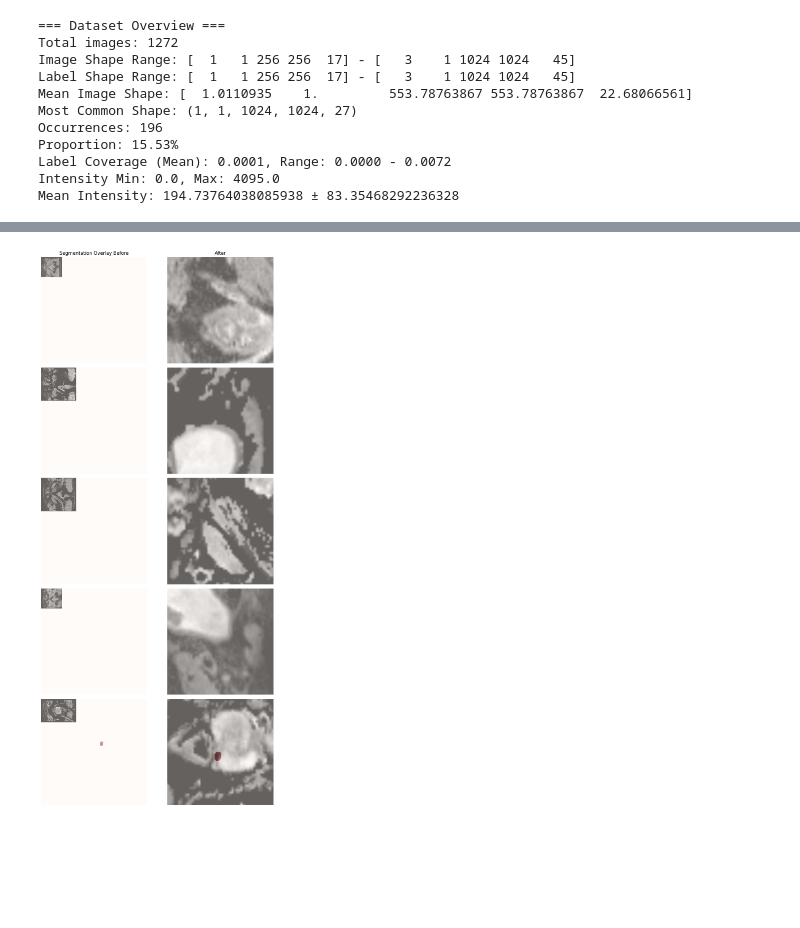
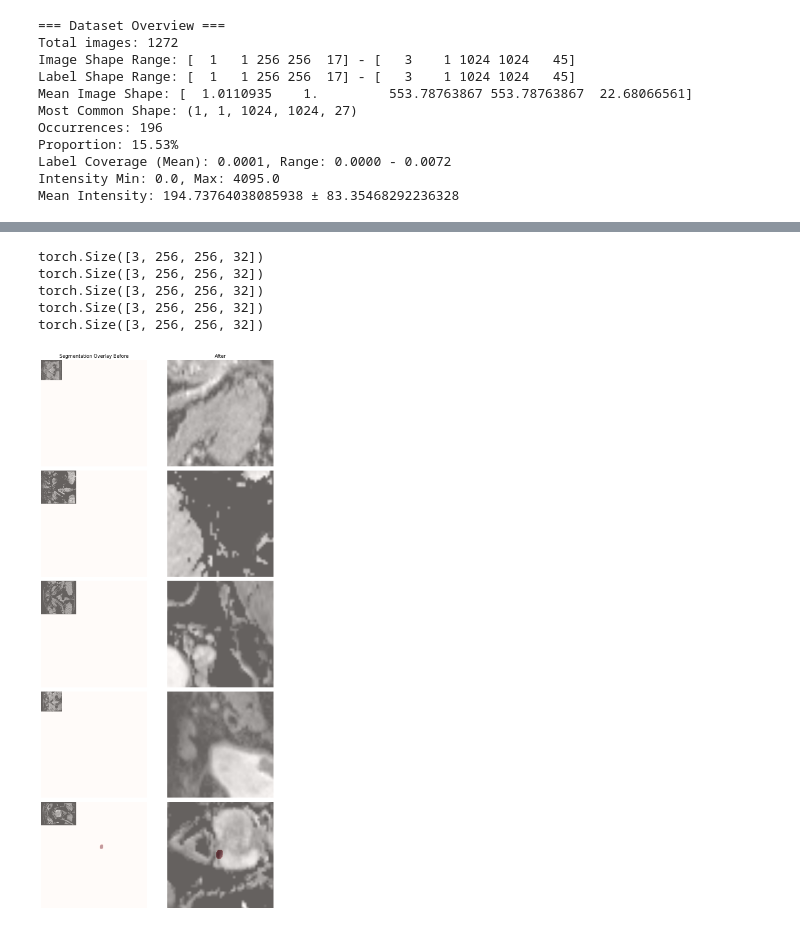
Before and after one commit to eriksalv/mamba-mic, a Jupyter notebook: all_prostate_data.ipynb, the cells around one changed output, grey strips where cells are left out. Cells and saved outputs as stored; diff of their text form; code cells hidden in the pictures; blank space fills up the shorter version.

Commit message:
Dataloader setup with 3 channel stacking - bug during run

```diff
--- a/all_prostate_data.ipynb
+++ b/all_prostate_data.ipynb
@@ -187,6 +187,23 @@ class ZScoreNormalizeD(T.MapTransform):
                     d[key] = img
 
         return d
+class StackImages(T.MapTransform):
+    def __init__(self, keys: list):
+        super().__init__(keys)
+
+    def __call__(self, data: dict):
+        # Retrieve the images for t2w, adc, hbv
+        t2w = data["t2w"]
+        adc = data["adc"]
+        hbv = data["hbv"]
+
+        # Stack them into a single 3D tensor (channels last)
+        stacked_image = torch.stack([t2w, adc, hbv], dim=0)
+
+        # Add the stacked image to the dictionary
+        data["image"] = stacked_image.squeeze()
+
+        return data
 # %%
 default_preprocess = T.Compose(
                 [
@@ -217,11 +234,13 @@ default_preprocess = T.Compose(
 num_samples = 1
 augment =  T.Compose(
                 [
+
                     T.RandCropByLabelClassesd(keys=["t2w", "adc", "hbv", "label"], label_key = "label", spatial_size = [256, 256, 32],
-                                              num_classes = 2, num_samples = num_samples, ratios = [0.1, 1]),
-                    T.RandFlipd(keys=["t2w", "adc", "hbv", "label"], prob=0.5, spatial_axis=0),
-                    T.RandFlipd(keys=["t2w", "adc", "hbv", "label"], prob=0.5, spatial_axis=1),
-                    T.RandFlipd(keys=["t2w", "adc", "hbv", "label"], prob=0.5, spatial_axis=2),
+                                              num_classes = 2, num_samples = 1, ratios = [0.1, 1]),
+                    StackImages(keys=["t2w", "adc", "hbv"]),
+                    T.RandFlipd(keys=["image", "label"], prob=0.5, spatial_axis=0),
+                    T.RandFlipd(keys=["image", "label"], prob=0.5, spatial_axis=1),
+                    T.RandFlipd(keys=["image", "label"], prob=0.5, spatial_axis=2),
                 ]
             )
 # %%
@@ -257,8 +276,8 @@ for i in range(n):
 
         label_slices_final = np.sum(final_data[i][j]["label"][0], axis=(0, 1))
         slice_final = np.argmax(label_slices_final)
-
-        axes[i, j + 1].imshow(final_data[i][j]['t2w'][0, :, :, slice_final], cmap="gray")
+        print(final_data[i][j]['image'].shape)
+        axes[i, j + 1].imshow(final_data[i][j]['image'][0, :, :, slice_final], cmap="gray")
         axes[i, j + 1].imshow(final_data[i][j]["label"][0, :, :, slice_final], cmap="Reds", alpha=0.4)
         axes[i, j + 1].axis("off")
 
@@ -270,37 +294,44 @@ plt.show()
 # %%
+import matplotlib.pyplot as plt
+
 n = 5
 
 fig, axes = plt.subplots(n, num_samples + 1, figsize=(10,20))
 
 axes[0,0].set_title("Segmentation Overlay Before")
 axes[0,1].set_title("After")
 
 for i in range(n):
 
     sample = loaded_data[i]
 
     label_slices = np.sum(sample["label"], axis=(0, 1))
     slice = np.argmax(label_slices)
 
 
     axes[i, 0].imshow(sample['adc'][:, :, slice], cmap="gray")
     axes[i, 0].imshow(sample["label"][:, :, slice], cmap="Reds", alpha=0.4)
     axes[i, 0].axis("off")
 
     for j in range(num_samples):  # Loop over augmented versions
 
         label_slices_final = np.sum(final_data[i][j]["label"][0], axis=(0, 1))
         slice_final = np.argmax(label_slices_final)
-
-        axes[i, j + 1].imshow(final_data[i][j]['adc'][0, :, :, slice_final], cmap="gray")
+        print(final_data[i][j]['image'].shape)
+        axes[i, j + 1].imshow(final_data[i][j]['image'][1, :, :, slice_final], cmap="gray")
         axes[i, j + 1].imshow(final_data[i][j]["label"][0, :, :, slice_final], cmap="Reds", alpha=0.4)
         axes[i, j + 1].axis("off")
 
 
 plt.tight_layout()
 plt.show()
 # %% [output]
+torch.Size([3, 256, 256, 32])
+torch.Size([3, 256, 256, 32])
+torch.Size([3, 256, 256, 32])
+torch.Size([3, 256, 256, 32])
+torch.Size([3, 256, 256, 32])
-[figure, old version]
+[figure, new version]
 # %%
 n = 5
 
```
Also changed, not shown: parts of 2 cells of this notebook, 2 other files.
